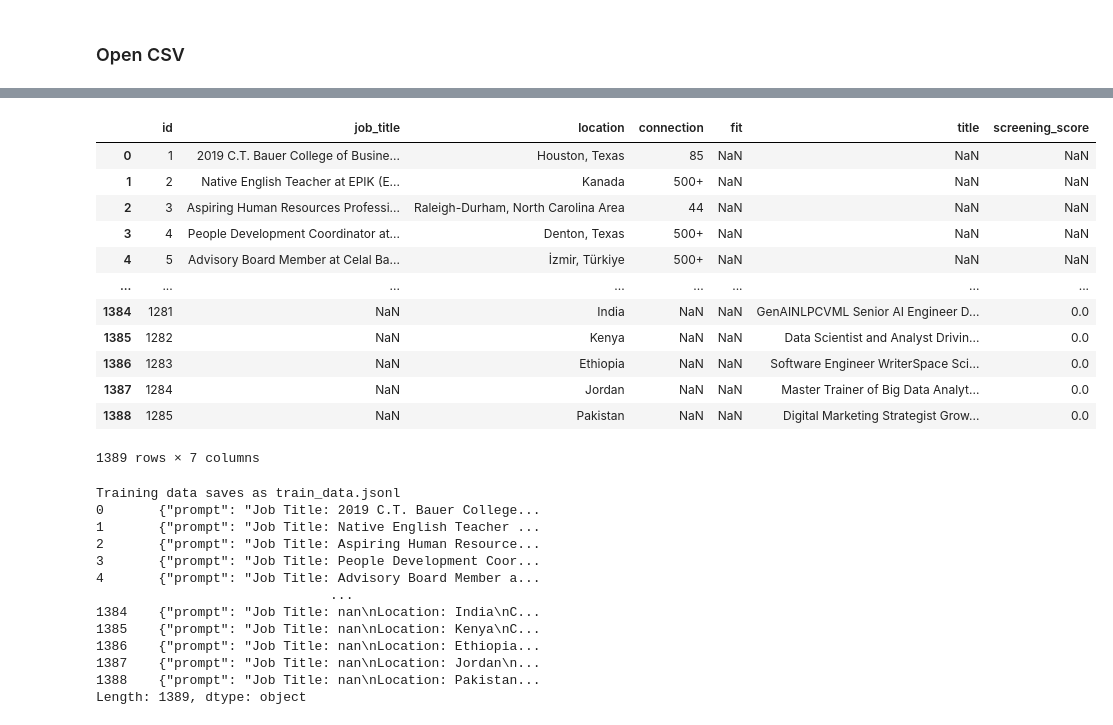
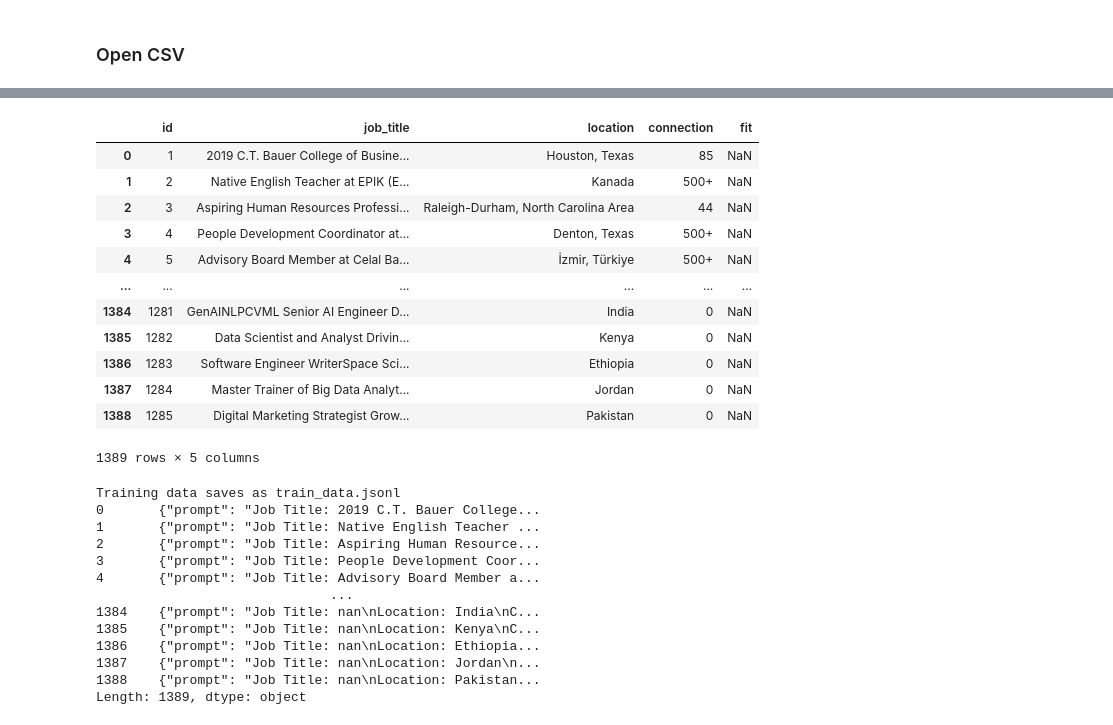
Before and after one commit to shinnew9/Apziva_practice_code, a Jupyter notebook: Project3-PotentialTalents/(mergedcsv)OLMoE_LLMFineTuning+LoRA+RAG.ipynb, the cells around one changed output, grey strips where cells are left out. Drawn from its saved outputs; the diff is of its cells as text; code cells hidden in the pictures.

```diff
--- a/Project3-PotentialTalents/(mergedcsv)OLMoE_LLMFineTuning+LoRA+RAG.ipynb
+++ b/Project3-PotentialTalents/(mergedcsv)OLMoE_LLMFineTuning+LoRA+RAG.ipynb
@@ -90,0 +103,10 @@ df2_copy
+# %%
+import numpy as np
+
+df2_renamed = df2_copy.rename(columns={
+    'title':'job_title',
+    'screening_score': 'connection'
+})
+
+df2_renamed['fit'] = np.nan
+df2_renamed
@@ -91,20 +127,20 @@ df2_copy
 # %%
-df_merged = pd.concat([df_copy, df2_copy], ignore_index=True)
+df_merged = pd.concat([df_copy, df2_renamed], ignore_index=True)
 df_merged
 # %% [output]
-|  | id | job_title | location | connection | fit | title | screening_score |
-| 0 | 1 | 2019 C.T. Bauer College of Busine... | Houston, Texas | 85 | NaN | NaN | NaN |
-| 1 | 2 | Native English Teacher at EPIK (E... | Kanada | 500+ | NaN | NaN | NaN |
-| 2 | 3 | Aspiring Human Resources Professi... | Raleigh-Durham, North Carolina Area | 44 | NaN | NaN | NaN |
-| 3 | 4 | People Development Coordinator at... | Denton, Texas | 500+ | NaN | NaN | NaN |
-| 4 | 5 | Advisory Board Member at Celal Ba... | İzmir, Türkiye | 500+ | NaN | NaN | NaN |
-| ... | ... | ... | ... | ... | ... | ... | ... |
-| 1384 | 1281 | NaN | India | NaN | NaN | GenAINLPCVML Senior AI Engineer D... | 0.0 |
-| 1385 | 1282 | NaN | Kenya | NaN | NaN | Data Scientist and Analyst Drivin... | 0.0 |
-| 1386 | 1283 | NaN | Ethiopia | NaN | NaN | Software Engineer WriterSpace Sci... | 0.0 |
-| 1387 | 1284 | NaN | Jordan | NaN | NaN | Master Trainer of Big Data Analyt... | 0.0 |
-| 1388 | 1285 | NaN | Pakistan | NaN | NaN | Digital Marketing Strategist Grow... | 0.0 |
+|  | id | job_title | location | connection | fit |
+| 0 | 1 | 2019 C.T. Bauer College of Busine... | Houston, Texas | 85 | NaN |
+| 1 | 2 | Native English Teacher at EPIK (E... | Kanada | 500+ | NaN |
+| 2 | 3 | Aspiring Human Resources Professi... | Raleigh-Durham, North Carolina Area | 44 | NaN |
+| 3 | 4 | People Development Coordinator at... | Denton, Texas | 500+ | NaN |
+| 4 | 5 | Advisory Board Member at Celal Ba... | İzmir, Türkiye | 500+ | NaN |
+| ... | ... | ... | ... | ... | ... |
+| 1384 | 1281 | GenAINLPCVML Senior AI Engineer D... | India | 0 | NaN |
+| 1385 | 1282 | Data Scientist and Analyst Drivin... | Kenya | 0 | NaN |
+| 1386 | 1283 | Software Engineer WriterSpace Sci... | Ethiopia | 0 | NaN |
+| 1387 | 1284 | Master Trainer of Big Data Analyt... | Jordan | 0 | NaN |
+| 1388 | 1285 | Digital Marketing Strategist Grow... | Pakistan | 0 | NaN |
-1389 rows × 7 columns
+1389 rows × 5 columns
 # %%
 # convert csv to jsonl
 
```
Also changed, not shown: parts of 21 cells of this notebook.
